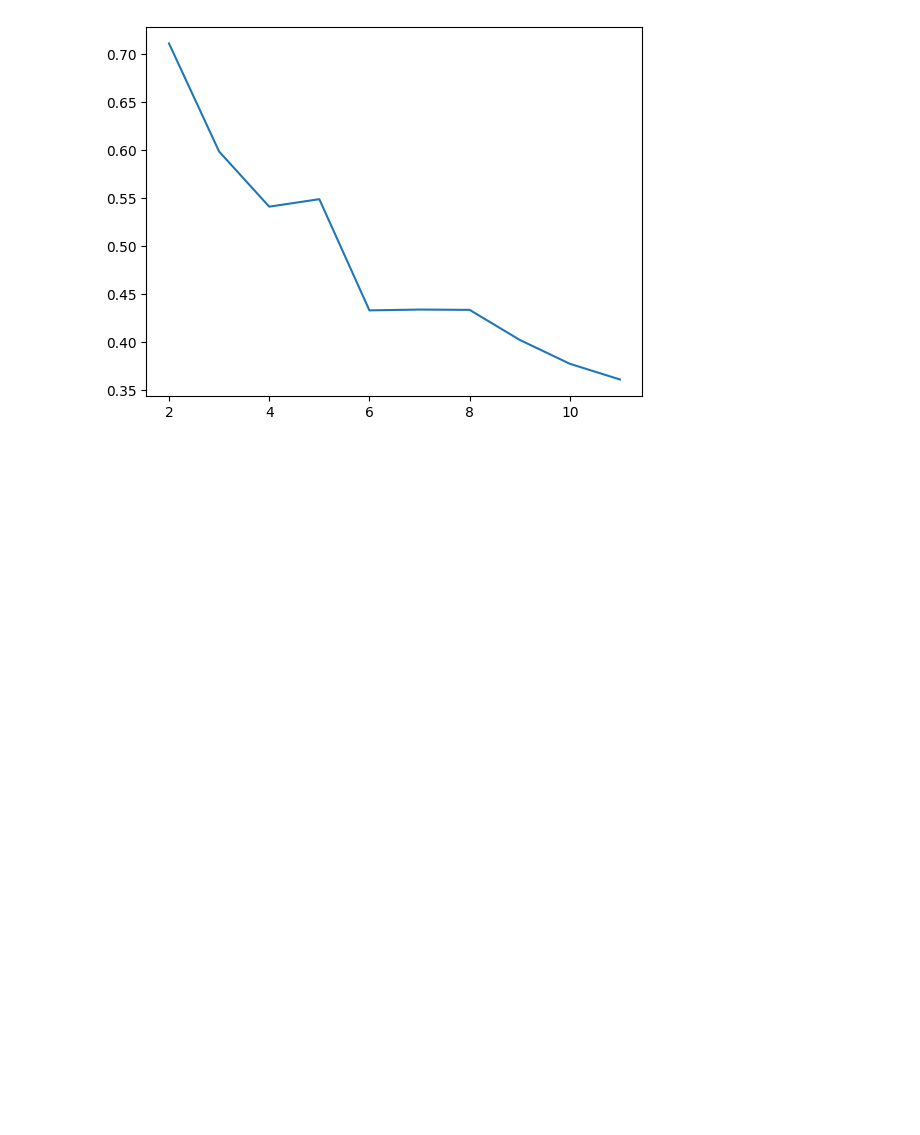
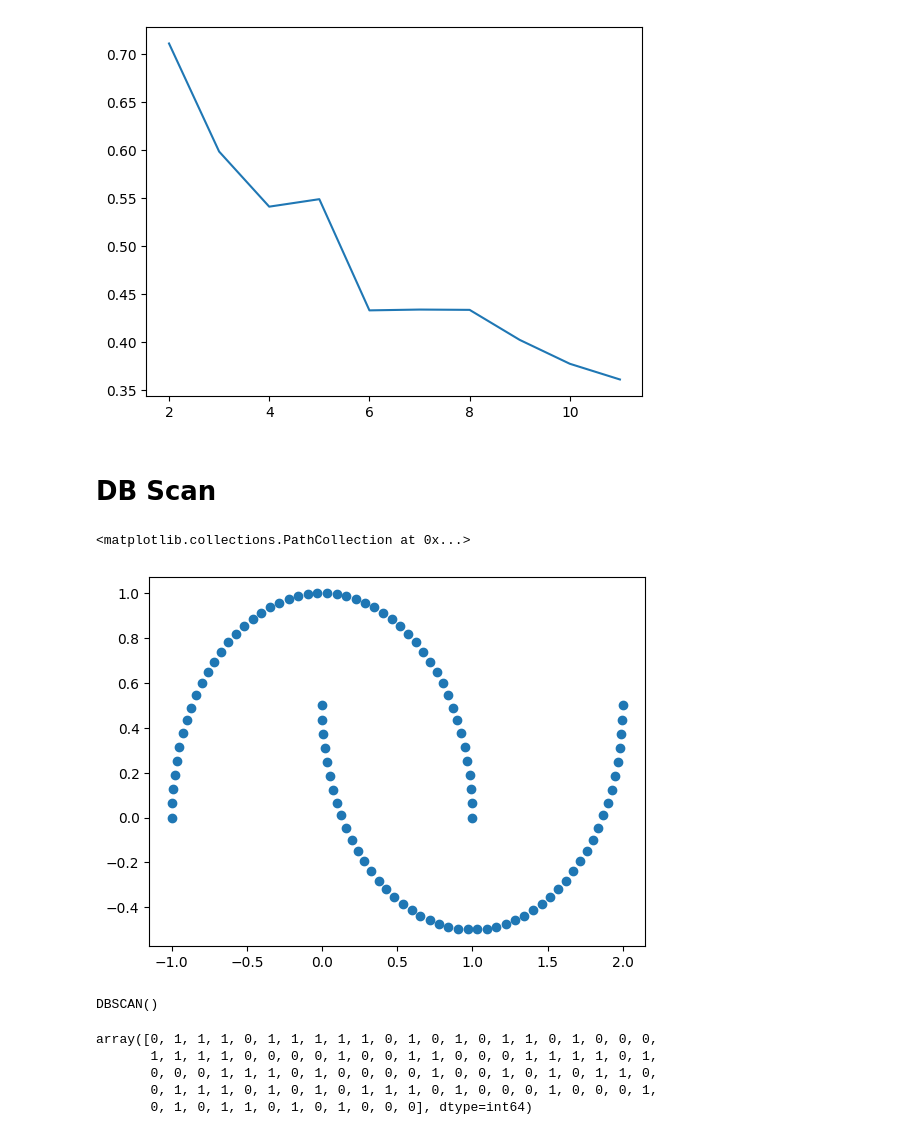
Before and after one commit to deepakalur4/UnSuperivised-ML-Algo-Practical-implementation, a Jupyter notebook: All_ML_Clustering.ipynb, the cells around one changed output. Saved outputs shown, nothing was run; the diff lists cells and outputs as text; code cells hidden in the pictures; blank space fills up the shorter version.

Commit message:
DB Scan

```diff
--- a/All_ML_Clustering.ipynb
+++ b/All_ML_Clustering.ipynb
@@ -214,3 +214,5 @@ plt.plot(range(2,12),silhoutee_score)
 # %% [output]
 [<matplotlib.lines.Line2D at 0x...>]
 [figure]
+# %% [markdown]
+# DB Scan
@@ -216,0 +221,7 @@ plt.plot(range(2,12),silhoutee_score)
+# %%
+x,y=make_moons(n_samples=100,random_state=5)
+# %%
+plt.scatter(x[:,0],x[:,1])
+# %% [output]
+<matplotlib.collections.PathCollection at 0x...>
+[figure, added]
@@ -216,0 +232,12 @@ plt.plot(range(2,12),silhoutee_score)
+# %%
+model.fit(x)
+# %% [output]
+DBSCAN()
+# %%
+model.labels_
+# %% [output]
+array([0, 1, 1, 1, 0, 1, 1, 1, 1, 1, 0, 1, 0, 1, 0, 1, 1, 0, 1, 0, 0, 0,
+       1, 1, 1, 1, 0, 0, 0, 0, 1, 0, 0, 1, 1, 0, 0, 0, 1, 1, 1, 1, 0, 1,
+       0, 0, 0, 1, 1, 1, 0, 1, 0, 0, 0, 0, 1, 0, 0, 1, 0, 1, 0, 1, 1, 0,
+       0, 1, 1, 1, 0, 1, 0, 1, 0, 1, 1, 1, 0, 1, 0, 0, 0, 1, 0, 0, 0, 1,
+       0, 1, 0, 1, 1, 0, 1, 0, 1, 0, 0, 0], dtype=int64)
```
Also changed, not shown: parts of 4 cells of this notebook.
